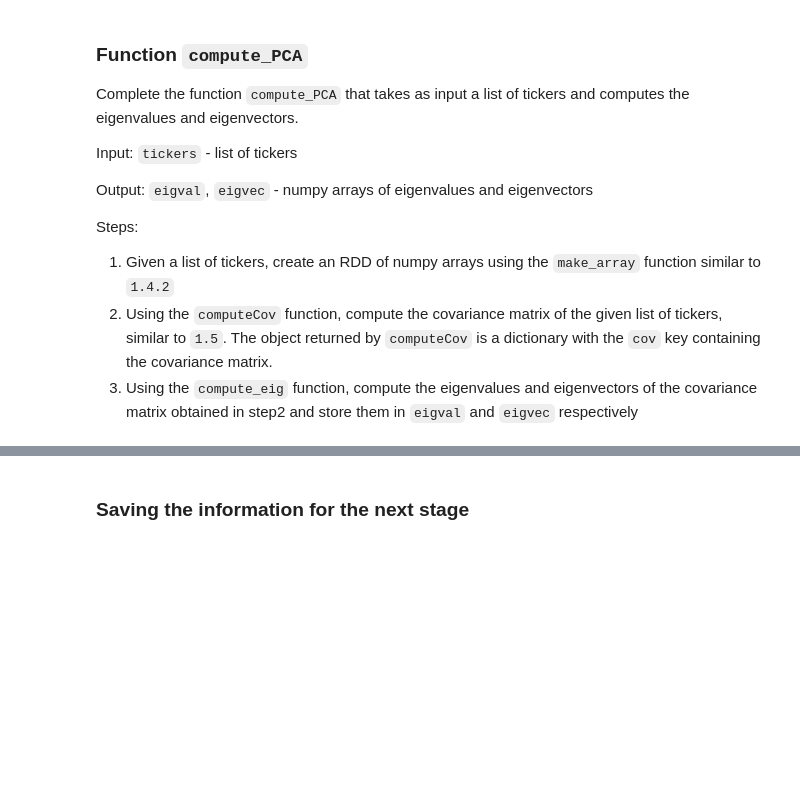
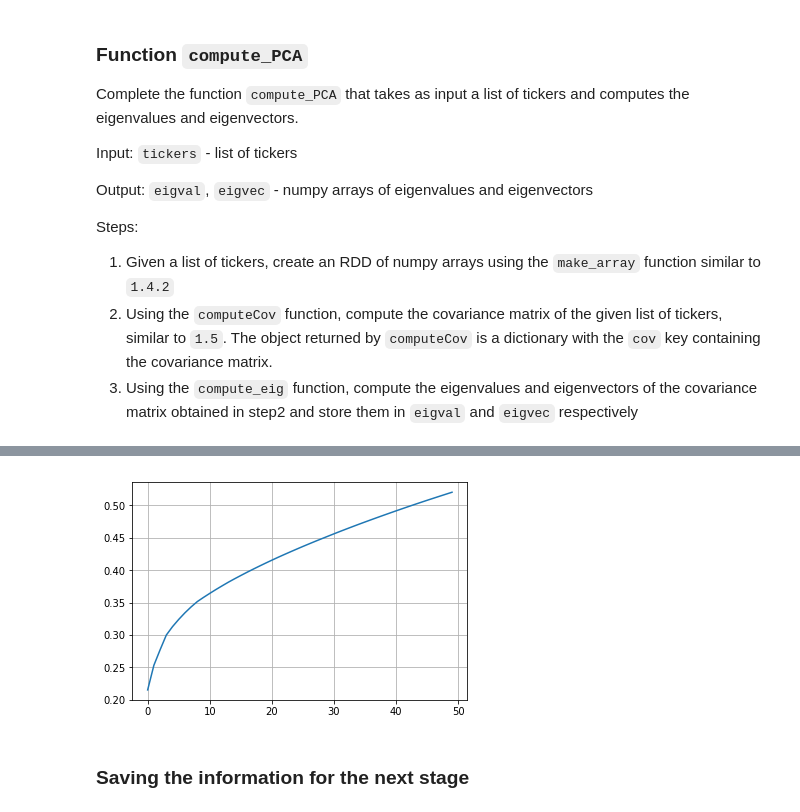
Before and after one commit to vjmayr/CSE255-DSE230-2018, a Jupyter notebook: Final/3.PCA_Stocks_Spark.ipynb, the cells around one changed output, grey strips where cells are left out. Drawn from its saved outputs; the diff is of its cells as text; code cells hidden in the pictures; blank space fills up the shorter version.

```diff
--- a/Final/3.PCA_Stocks_Spark.ipynb
+++ b/Final/3.PCA_Stocks_Spark.ipynb
@@ -196,3 +193,16 @@ Hint:
+# %%
+eigval_sum = np.sum(eigval)
+
+percentage = []
+tmp = 0.
+for i in range(50):
+    tmp += eigval[i]
+    percentage.append(tmp/eigval_sum)
+
+plt.plot(range(50), percentage)
+plt.grid()
+# %% [output]
+[figure, added]
 # %% [markdown]
 ### Saving the information for the next stage
 # %%
```
Also changed, not shown: parts of 3 cells of this notebook, 1 other file.
